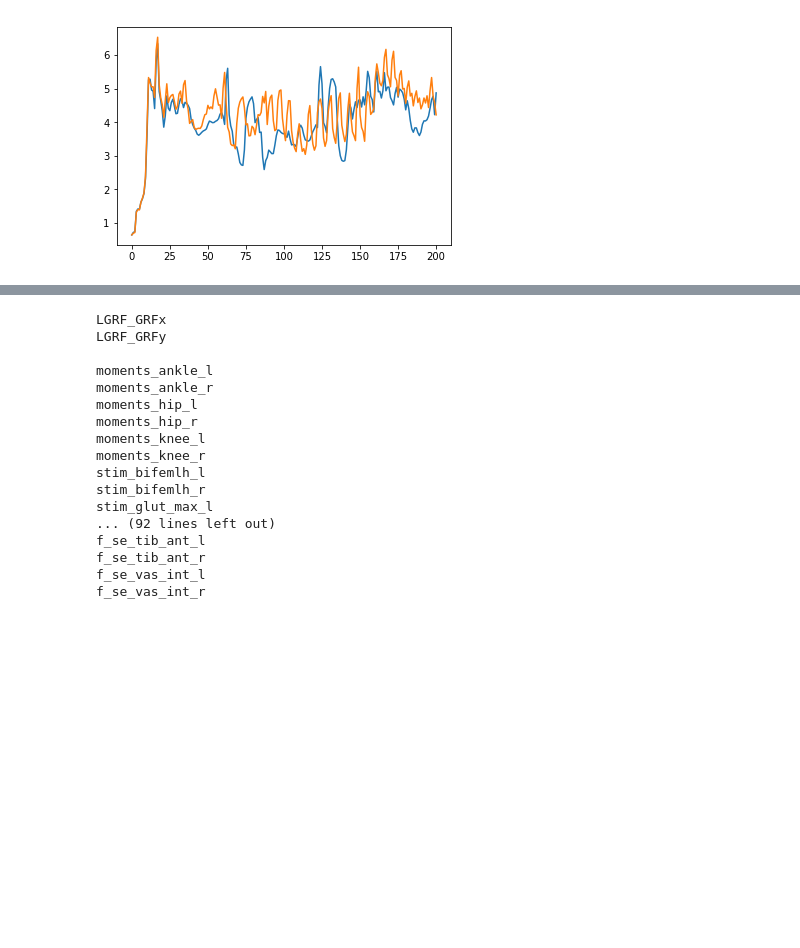
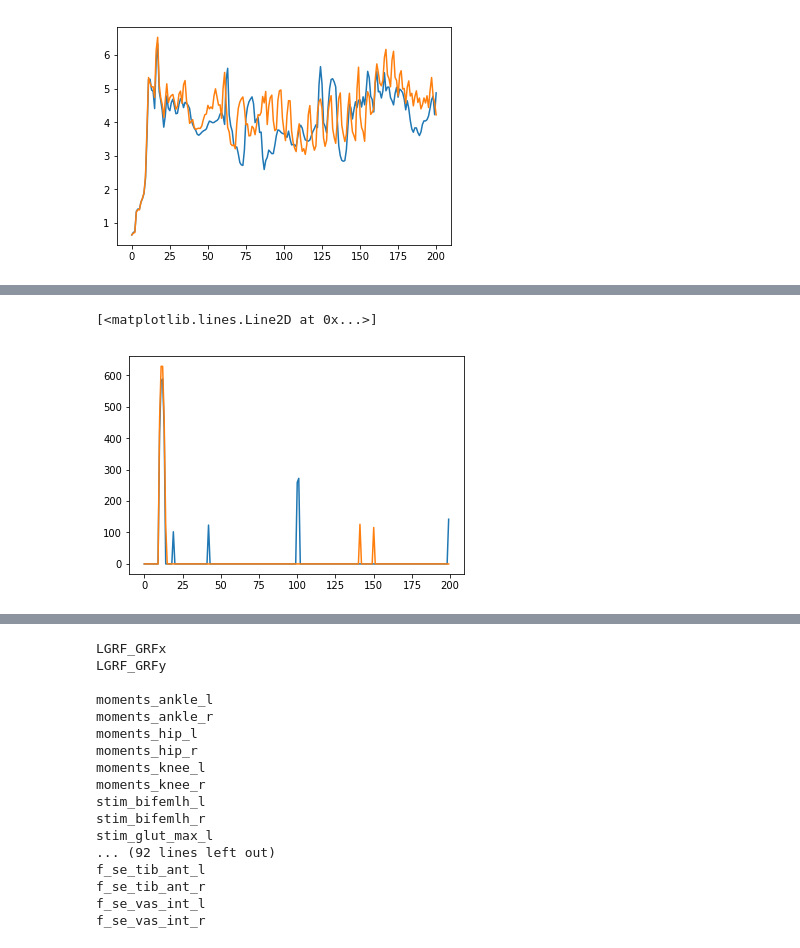
Before and after one commit to Polymere/biorob-semesterproject, a Jupyter notebook: src/data_analysis/tests.ipynb, the cells around one changed output, grey strips where cells are left out. Drawn from its saved outputs; the diff is of its cells as text; code cells hidden in the pictures; blank space fills up the shorter version.

```diff
--- a/src/data_analysis/tests.ipynb
+++ b/src/data_analysis/tests.ipynb
@@ -35 +36,7 @@ TypeError: 'method' object is not subscriptable
+# %%
+plt.plot(data_in.LGRF_GRFx[0:200])
+plt.plot(data_ref.LGRF_GRFx[0:200])
+# %% [output]
+[<matplotlib.lines.Line2D at 0x...>]
+[figure, added]
 # %%
```
Also changed, not shown: parts of 4 cells of this notebook.
